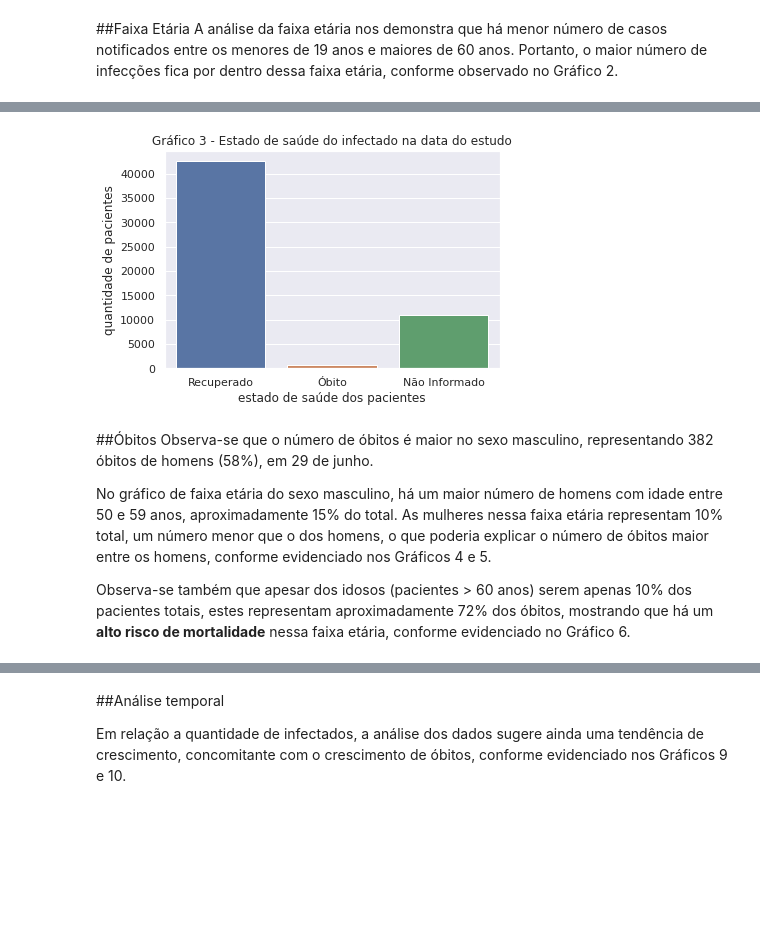
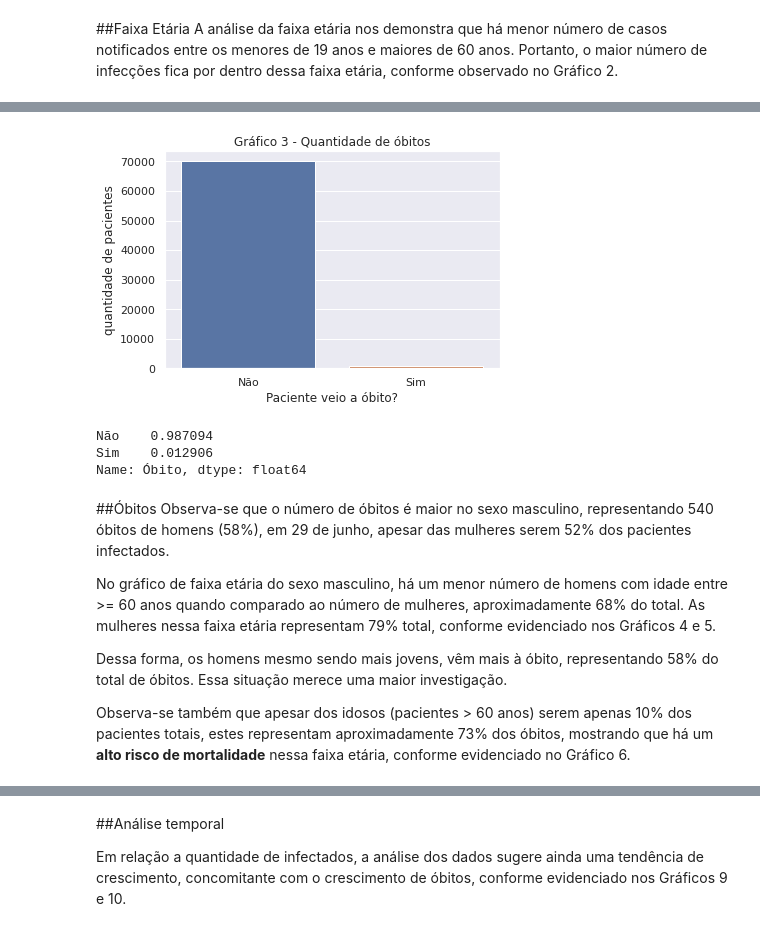
Before and after one commit to carmenscar/Data-Science-projects, a Jupyter notebook: analisecovidbsb.ipynb, the cells around one changed output, grey strips where cells are left out. Saved outputs shown, nothing was run; the diff lists cells and outputs as text; code cells hidden in the pictures; blank space fills up the shorter version.

```diff
--- a/analisecovidbsb.ipynb
+++ b/analisecovidbsb.ipynb
@@ -32,7 +32,7 @@ import datetime as dt
 
 %matplotlib inline
 # %%
-df = pd.read_excel('/content/dados-abertos (3).xlsx')
+df = pd.read_excel('/content/dados-abertos.xlsx')
 # %% [markdown]
 ## Dicionário de variáveis
 * id - número gerado para identificar o paciente
@@ -203,19 +207,26 @@ Analisando o número de óbitos, notamos que este representa aproximadamente 1%
 # %%
 sns.set()
-sns.countplot(df['Estado de Saúde'])
-plt.xlabel('estado de saúde dos pacientes')
+sns.countplot(df['Óbito'])
+plt.xlabel('Paciente veio a óbito?')
 plt.ylabel('quantidade de pacientes')
-plt.title('Gráfico 3 - Estado de saúde do infectado na data do estudo')
+plt.title('Gráfico 3 - Quantidade de óbitos')
 plt.xticks(rotation=0)
-df['Estado de Saúde'].value_counts() / df['Estado de Saúde'].shape[0]
 plt.show()
 # %% [output]
-[figure, old version]
+[figure, new version]
+# %%
+df['Óbito'].value_counts() / df['Óbito'].shape[0]
+# %% [output]
+Não    0.987094
+Sim    0.012906
+Name: Óbito, dtype: float64
 # %% [markdown]
 ##Óbitos
-Observa-se que o número de óbitos é maior no sexo masculino, representando 382 óbitos de homens (58%), em 29 de junho.
+Observa-se que o número de óbitos é maior no sexo masculino, representando 540 óbitos de homens (58%), em 29 de junho, apesar das mulheres serem 52% dos pacientes infectados.
 
-No gráfico de faixa etária do sexo masculino, há um maior número de homens com idade entre 50 e 59 anos, aproximadamente 15% do total. As mulheres nessa faixa etária representam 10% total, um número menor que o dos homens, o que poderia explicar o número de óbitos maior entre os homens, conforme evidenciado nos Gráficos 4 e 5.
+No gráfico de faixa etária do sexo masculino, há um menor número de homens com idade entre >= 60 anos quando comparado ao número de mulheres, aproximadamente 68% do total. As mulheres nessa faixa etária representam 79% total, conforme evidenciado nos Gráficos 4 e 5.
 
-Observa-se também que apesar dos idosos (pacientes > 60 anos) serem apenas 10% dos pacientes totais, estes representam aproximadamente 72% dos óbitos, mostrando que há um **alto risco de mortalidade** nessa faixa etária, conforme evidenciado no Gráfico 6.
+Dessa forma, os homens mesmo sendo mais jovens, vêm mais à óbito, representando 58% do total de óbitos. Essa situação merece uma maior investigação.
+
+Observa-se também que apesar dos idosos (pacientes > 60 anos) serem apenas 10% dos pacientes totais, estes representam aproximadamente 73% dos óbitos, mostrando que há um **alto risco de mortalidade** nessa faixa etária, conforme evidenciado no Gráfico 6.
 # %%
```
Also changed, not shown: parts of 29 cells of this notebook.
